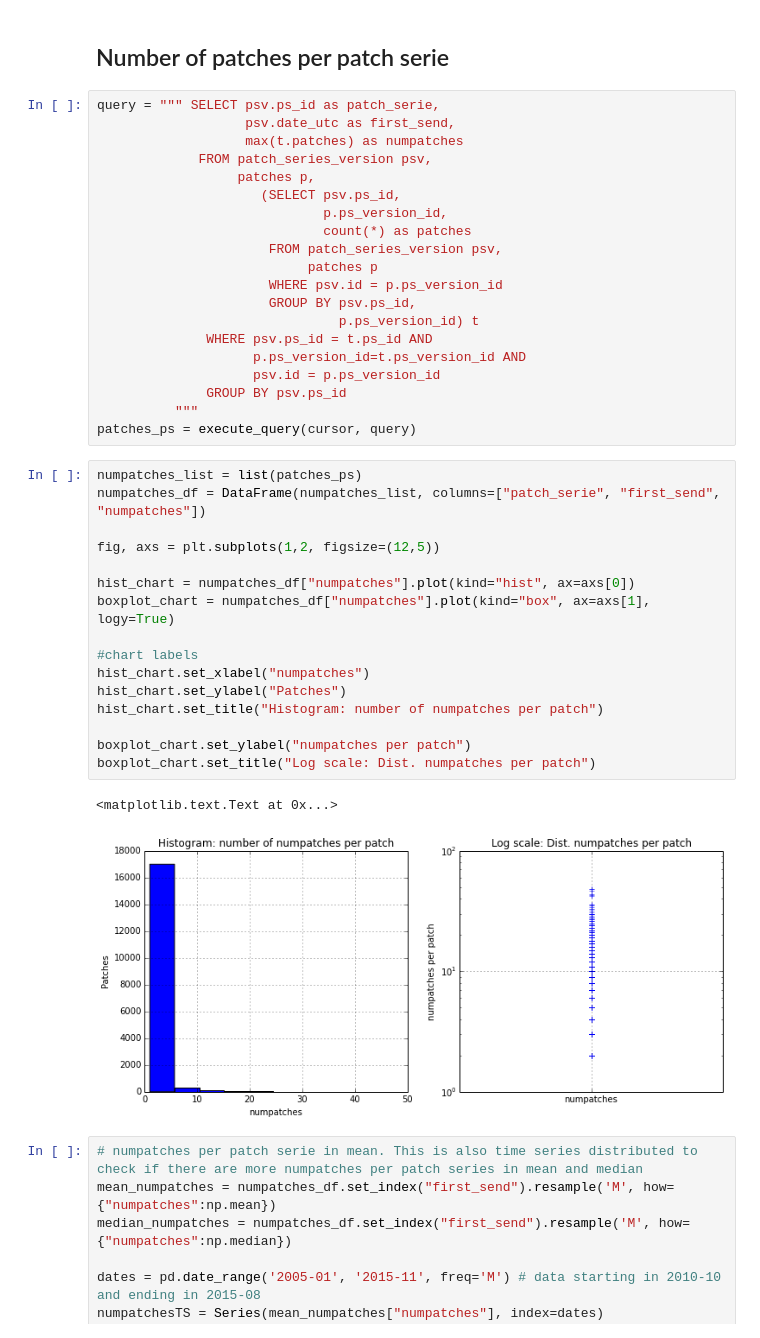
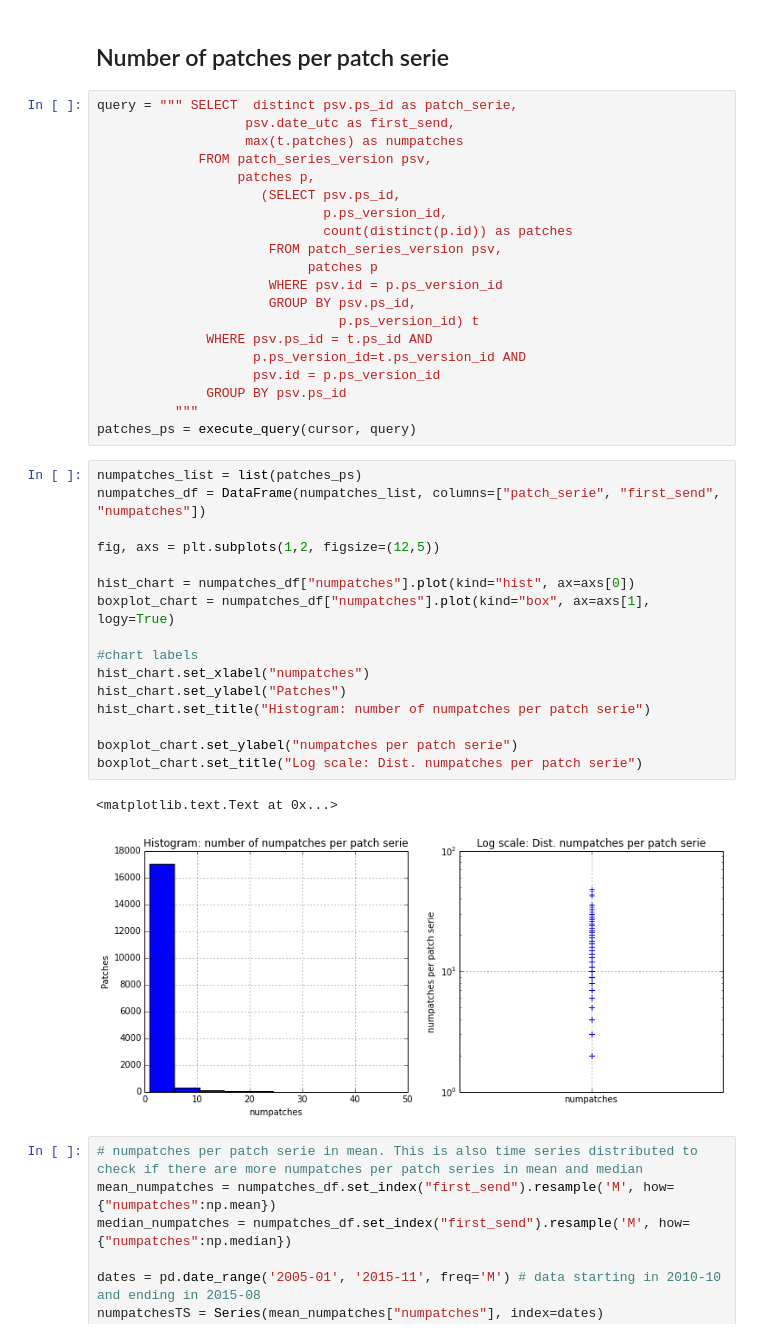
Before and after one commit to dicortazar/ipython-notebooks, a Jupyter notebook: projects/xen-analysis/Code-Review-Metrics.ipynb, the cells around one changed output. Saved outputs shown, nothing was run; the diff lists cells and outputs as text.

```diff
--- a/projects/xen-analysis/Code-Review-Metrics.ipynb
+++ b/projects/xen-analysis/Code-Review-Metrics.ipynb
@@ -1076,14 +1076,14 @@ comments_chart.set_title("Evolution of the mean (blue) and median (green) commen
 # %% [markdown]
 ## Number of patches per patch serie
 # %%
-query = """ SELECT psv.ps_id as patch_serie,
+query = """ SELECT  distinct psv.ps_id as patch_serie,
                    psv.date_utc as first_send,
                    max(t.patches) as numpatches
              FROM patch_series_version psv,
                   patches p,
                      (SELECT psv.ps_id,
                              p.ps_version_id,
-                             count(*) as patches
+                             count(distinct(p.id)) as patches
                       FROM patch_series_version psv,
                            patches p
                       WHERE psv.id = p.ps_version_id
@@ -1098,22 +1098,22 @@ patches_ps = execute_query(cursor, query)
 # %%
 numpatches_list = list(patches_ps)
 numpatches_df = DataFrame(numpatches_list, columns=["patch_serie", "first_send", "numpatches"])
 
 fig, axs = plt.subplots(1,2, figsize=(12,5))
 
 hist_chart = numpatches_df["numpatches"].plot(kind="hist", ax=axs[0])
 boxplot_chart = numpatches_df["numpatches"].plot(kind="box", ax=axs[1], logy=True)
 
 #chart labels
 hist_chart.set_xlabel("numpatches")
 hist_chart.set_ylabel("Patches")
-hist_chart.set_title("Histogram: number of numpatches per patch")
+hist_chart.set_title("Histogram: number of numpatches per patch serie")
 
-boxplot_chart.set_ylabel("numpatches per patch")
-boxplot_chart.set_title("Log scale: Dist. numpatches per patch")
+boxplot_chart.set_ylabel("numpatches per patch serie")
+boxplot_chart.set_title("Log scale: Dist. numpatches per patch serie")
 # %% [output]
 <matplotlib.text.Text at 0x...>
-[figure, old version]
+[figure, new version]
 # %%
 # numpatches per patch serie in mean. This is also time series distributed to check if there are more numpatches per patch series in mean and median
 mean_numpatches = numpatches_df.set_index("first_send").resample('M', how={"numpatches":np.mean})
```
Also changed, not shown: parts of 22 cells of this notebook.
